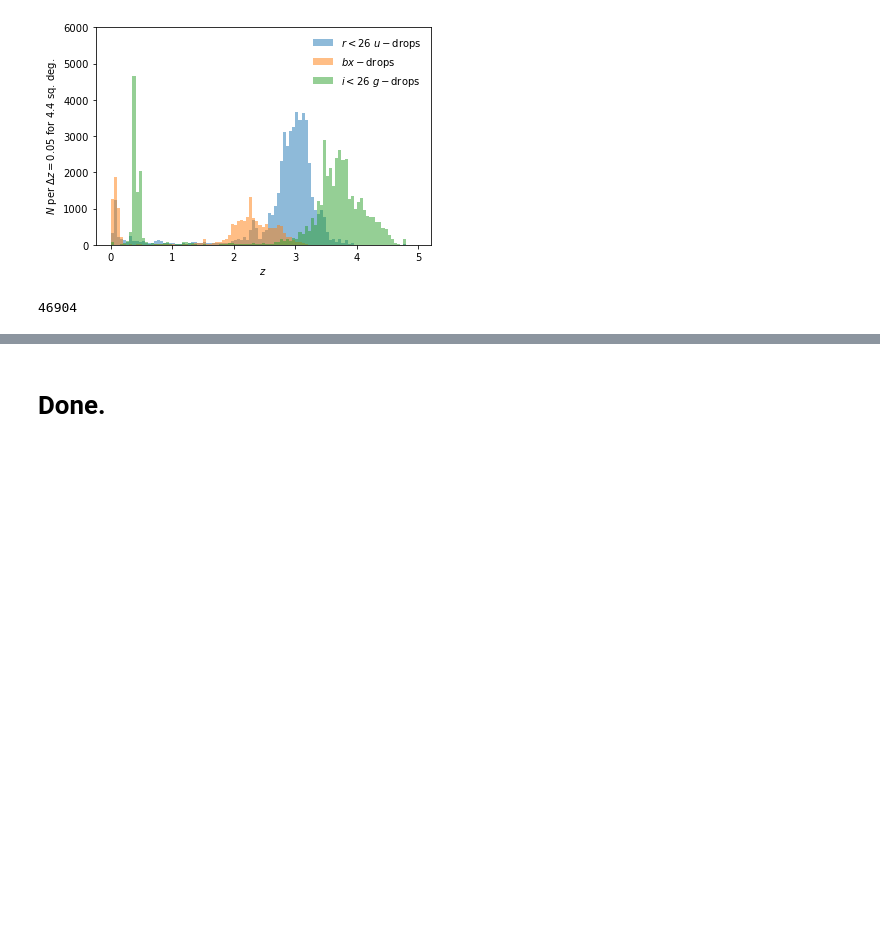
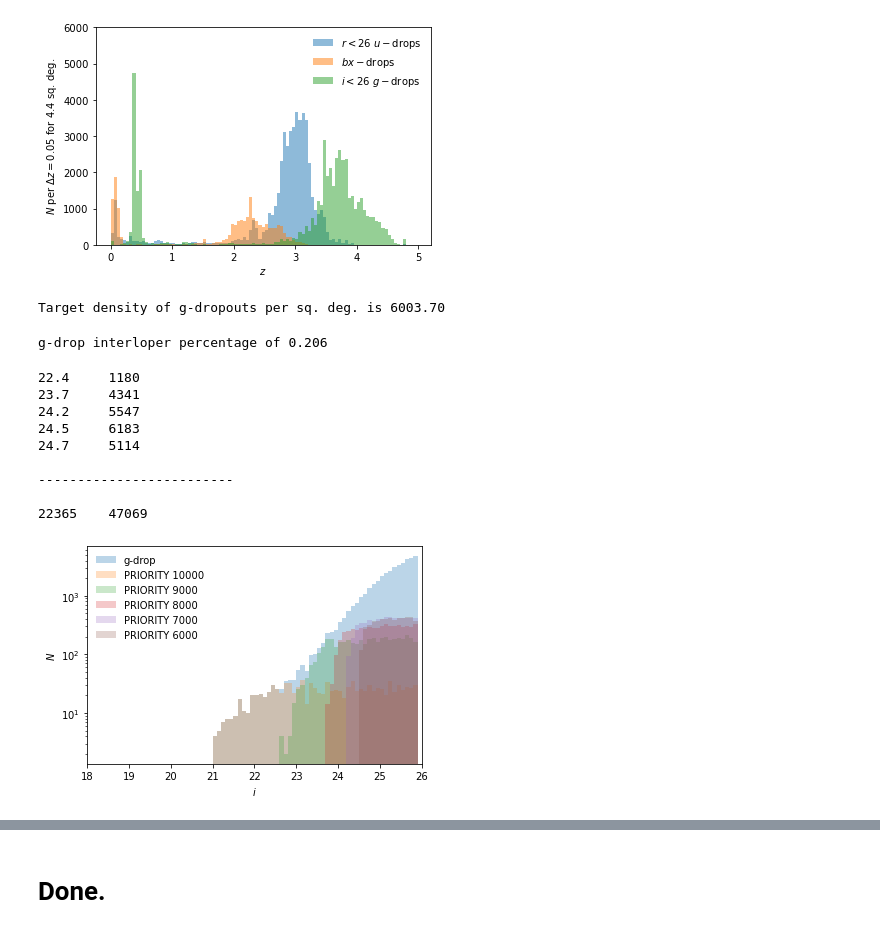
Before and after one commit to michaelJwilson/DESILBG, a Jupyter notebook: target/proposals/docs/desilbg-clauds.ipynb, the cells around one changed output, grey strips where cells are left out. Cells and saved outputs as stored; diff of their text form; code cells hidden in the pictures; blank space fills up the shorter version.

```diff
--- a/target/proposals/docs/desilbg-clauds.ipynb
+++ b/target/proposals/docs/desilbg-clauds.ipynb
@@ -575,5 +612,5 @@ pl.ylim(0.0, 4.0)
 # %%
-def gdrop(cat, imin=22., imax=26., intercept=1.3):
+def gdrop(cat, imin=18., imax=26., intercept=1.3):
     # https://arxiv.org/pdf/0903.3951.pdf
     isin  = np.ones(len(cat), dtype=bool)
 
@@ -647,7 +684,54 @@ pl.legend(frameon=False)
 # %% [output]
 <matplotlib.legend.Legend at 0x...>
 [figure]
-# %%
-len(ilim_gdrops)
-# %% [output]
-46904
+# %%
+print('Target density of g-dropouts per sq. deg. is {:.2f}'.format(len(ilim_gdrops) / area['g']))
+# %% [output]
+Target density of g-dropouts per sq. deg. is 6003.70
+# %%
+print('g-drop interloper percentage of {:.3f}'.format(100. * np.count_nonzero(ilim_gdrops['Z_BEST'] < 0.1) / len(ilim_gdrops)))
+# %% [output]
+g-drop interloper percentage of 0.206
+# %%
+bins = np.arange(21., 26.0, 0.1)
+result = pl.hist(ilim_gdrops['i'], bins=bins, alpha=0.3, label=r'g-drop')
+reducecat = Table(ilim_gdrops, copy=True)
+
+tiers = Table()
+total =  0
+
+for i in np.arange(5):
+    priority               = 10000 - i * 1000
+
+    flat_gdrops, reducecat = flatmagcat(reducecat, 'i', maglim=26.01)
+    result                 = pl.hist(flat_gdrops['i'], bins=bins, alpha=0.25, label='PRIORITY {}'.format(priority))
+
+    flat_gdrops['PRIORITY'] = priority
+    tiers                   = vstack((tiers, flat_gdrops))
+
+    total                  += len(flat_gdrops)
+
+print('\n-------------------------\n')
+print('{} \t {}'.format(total, len(ilim_gdrops)))
+
+pl.xlim(18., 26.0)
+
+pl.xlabel(r'$i$')
+pl.ylabel(r'$N$')
+
+pl.yscale('log')
+
+pl.legend(frameon=False)
+
+pl.savefig('clauds-gdrop-magnitude-distribution.pdf')
+# %% [output]
+22.4     1180
+23.7     4341
+24.2     5547
+24.5     6183
+24.7     5114
+
+-------------------------
+
+22365    47069
+[figure, added]
```
Also changed, not shown: parts of 10 cells of this notebook, 3 other files.
